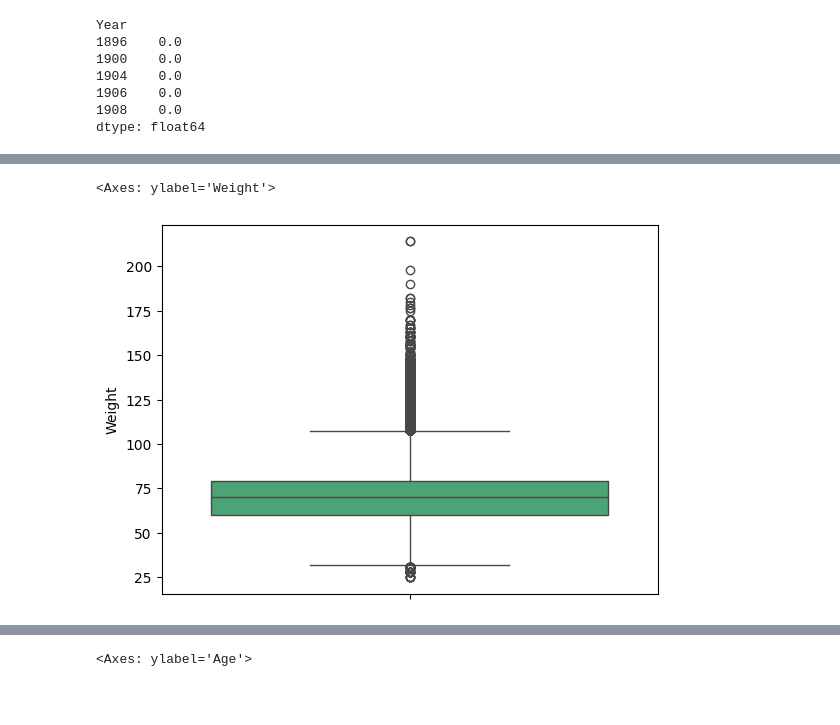
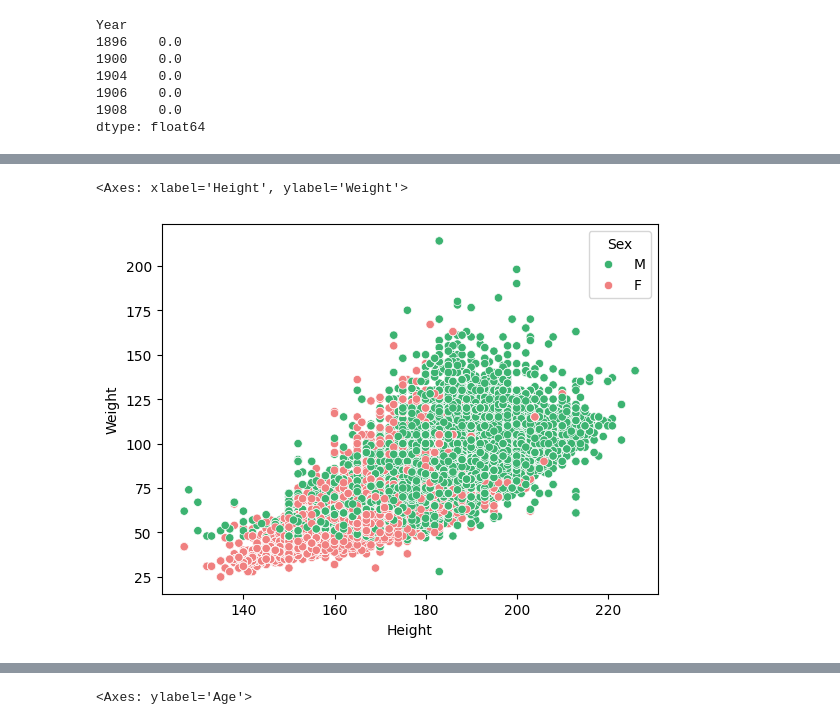
Before and after one commit to Luna-v0/olympic-analyses, a Jupyter notebook: distribuition.ipynb, the cells around one changed output, grey strips where cells are left out. Cells and saved outputs as stored; diff of their text form; code cells hidden in the pictures; blank space fills up the shorter version.

```diff
--- a/distribuition.ipynb
+++ b/distribuition.ipynb
@@ -192,5 +192,7 @@ See the caveats in the documentation: https://pandas.pydata.org/pandas-docs/stab
-# %%
-sns.boxplot(summer["Weight"],color="mediumseagreen")
-# %% [output]
-<Axes: ylabel='Weight'>
-[figure, removed]
+# %%
+palette = {"M": "mediumseagreen", "F": "lightcoral"}  # Adjust colors as needed
+
+sns.scatterplot(data=summer, x="Height", y="Weight", hue="Sex", palette=palette)
+# %% [output]
+<Axes: xlabel='Height', ylabel='Weight'>
+[figure, added]
```
Also changed, not shown: parts of 4 cells of this notebook, 1 other file.
